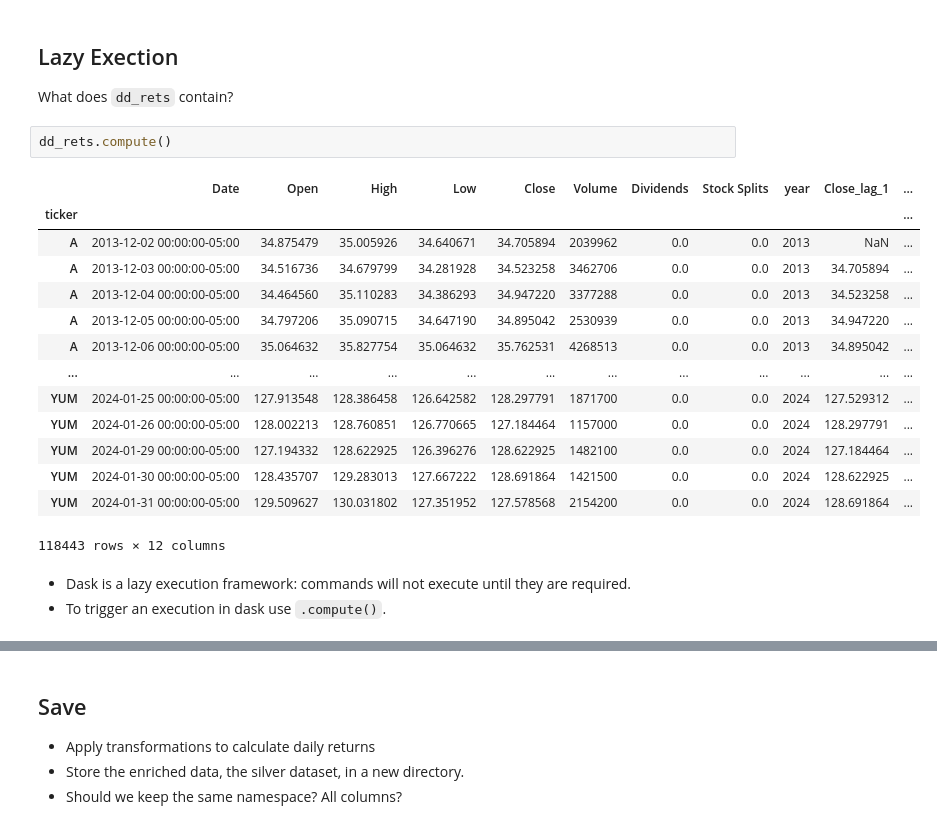
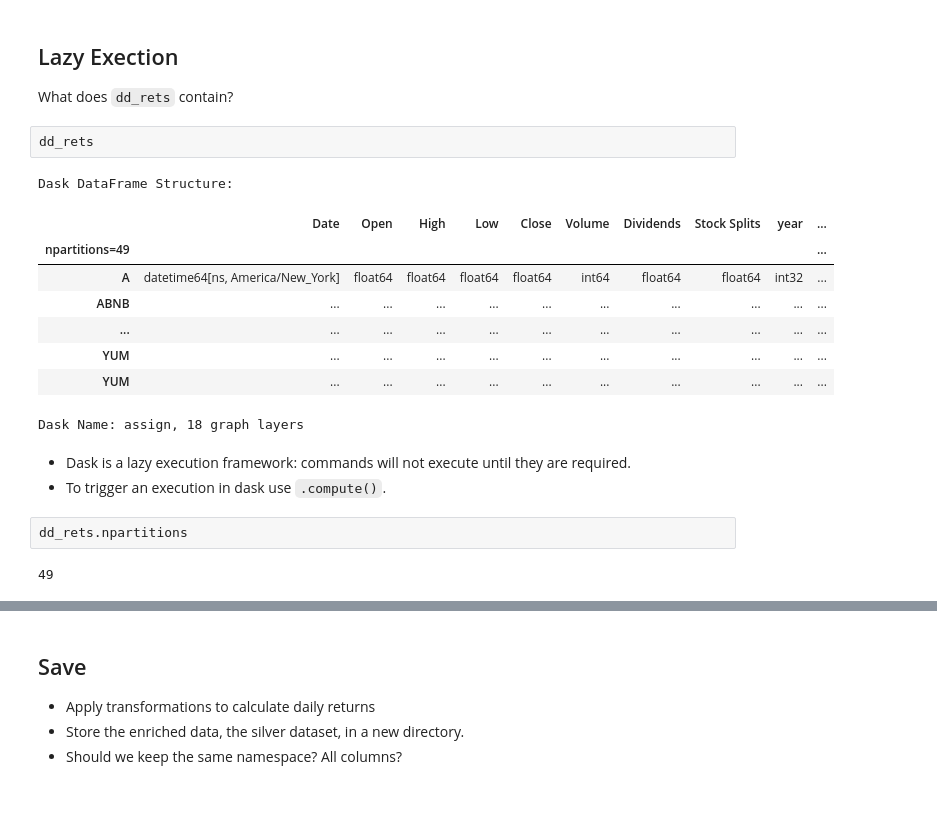
Before and after one commit to KathrynVozoris/production, a Jupyter notebook: 01_materials/labs/02_data_engineering.ipynb, the cells around one changed output, grey strips where cells are left out. Cells and saved outputs as stored; diff of their text form; blank space fills up the shorter version.

```diff
--- a/01_materials/labs/02_data_engineering.ipynb
+++ b/01_materials/labs/02_data_engineering.ipynb
@@ -391,24 +376,23 @@ dd_rets = (
 
 What does `dd_rets` contain?
 # %%
-dd_rets.compute()
+dd_rets
 # %% [output]
+Dask DataFrame Structure:
-|  | Date | Open | High | Low | Close | Volume | Dividends | Stock Splits | year | Close_lag_1 | ... |
-| ticker |  |  |  |  |  |  |  |  |  |  | ... |
-| A | 2013-12-02 00:00:00-05:00 | 34.875479 | 35.005926 | 34.640671 | 34.705894 | 2039962 | 0.0 | 0.0 | 2013 | NaN | ... |
-| A | 2013-12-03 00:00:00-05:00 | 34.516736 | 34.679799 | 34.281928 | 34.523258 | 3462706 | 0.0 | 0.0 | 2013 | 34.705894 | ... |
-| A | 2013-12-04 00:00:00-05:00 | 34.464560 | 35.110283 | 34.386293 | 34.947220 | 3377288 | 0.0 | 0.0 | 2013 | 34.523258 | ... |
-| A | 2013-12-05 00:00:00-05:00 | 34.797206 | 35.090715 | 34.647190 | 34.895042 | 2530939 | 0.0 | 0.0 | 2013 | 34.947220 | ... |
-| A | 2013-12-06 00:00:00-05:00 | 35.064632 | 35.827754 | 35.064632 | 35.762531 | 4268513 | 0.0 | 0.0 | 2013 | 34.895042 | ... |
-| ... | ... | ... | ... | ... | ... | ... | ... | ... | ... | ... | ... |
-| YUM | 2024-01-25 00:00:00-05:00 | 127.913548 | 128.386458 | 126.642582 | 128.297791 | 1871700 | 0.0 | 0.0 | 2024 | 127.529312 | ... |
-| YUM | 2024-01-26 00:00:00-05:00 | 128.002213 | 128.760851 | 126.770665 | 127.184464 | 1157000 | 0.0 | 0.0 | 2024 | 128.297791 | ... |
-| YUM | 2024-01-29 00:00:00-05:00 | 127.194332 | 128.622925 | 126.396276 | 128.622925 | 1482100 | 0.0 | 0.0 | 2024 | 127.184464 | ... |
-| YUM | 2024-01-30 00:00:00-05:00 | 128.435707 | 129.283013 | 127.667222 | 128.691864 | 1421500 | 0.0 | 0.0 | 2024 | 128.622925 | ... |
-| YUM | 2024-01-31 00:00:00-05:00 | 129.509627 | 130.031802 | 127.351952 | 127.578568 | 2154200 | 0.0 | 0.0 | 2024 | 128.691864 | ... |
+|  | Date | Open | High | Low | Close | Volume | Dividends | Stock Splits | year | ... |
+| npartitions=49 |  |  |  |  |  |  |  |  |  | ... |
+| A | datetime64[ns, America/New_York] | float64 | float64 | float64 | float64 | int64 | float64 | float64 | int32 | ... |
+| ABNB | ... | ... | ... | ... | ... | ... | ... | ... | ... | ... |
+| ... | ... | ... | ... | ... | ... | ... | ... | ... | ... | ... |
+| YUM | ... | ... | ... | ... | ... | ... | ... | ... | ... | ... |
+| YUM | ... | ... | ... | ... | ... | ... | ... | ... | ... | ... |
-118443 rows × 12 columns
+Dask Name: assign, 18 graph layers
 # %% [markdown]
 + Dask is a lazy execution framework: commands will not execute until they are required.
 + To trigger an execution in dask use `.compute()`.
+# %%
+dd_rets.npartitions
+# %% [output]
+49
 # %%
 dd_rets.compute()
```
Also changed, not shown: parts of 11 cells of this notebook, 1 other file.
